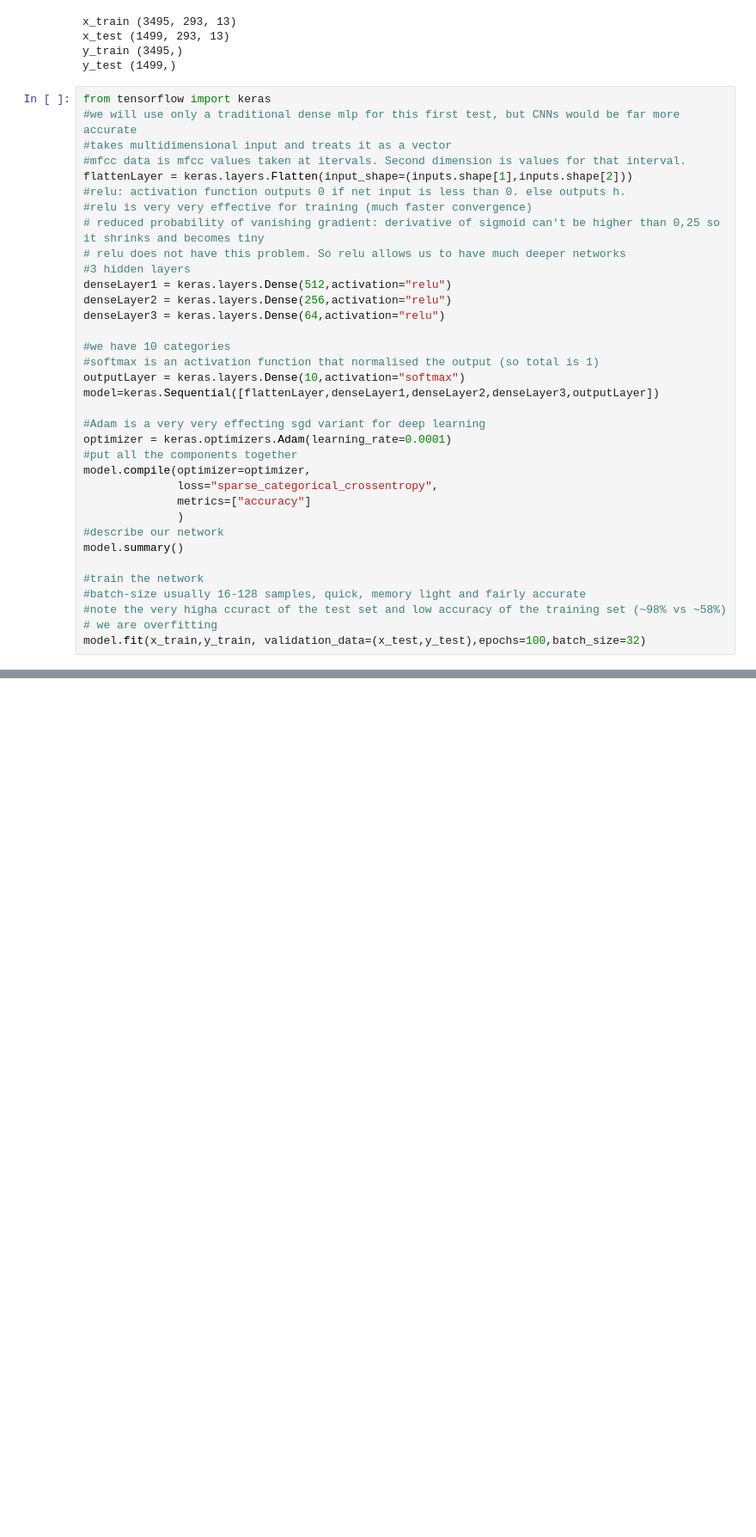
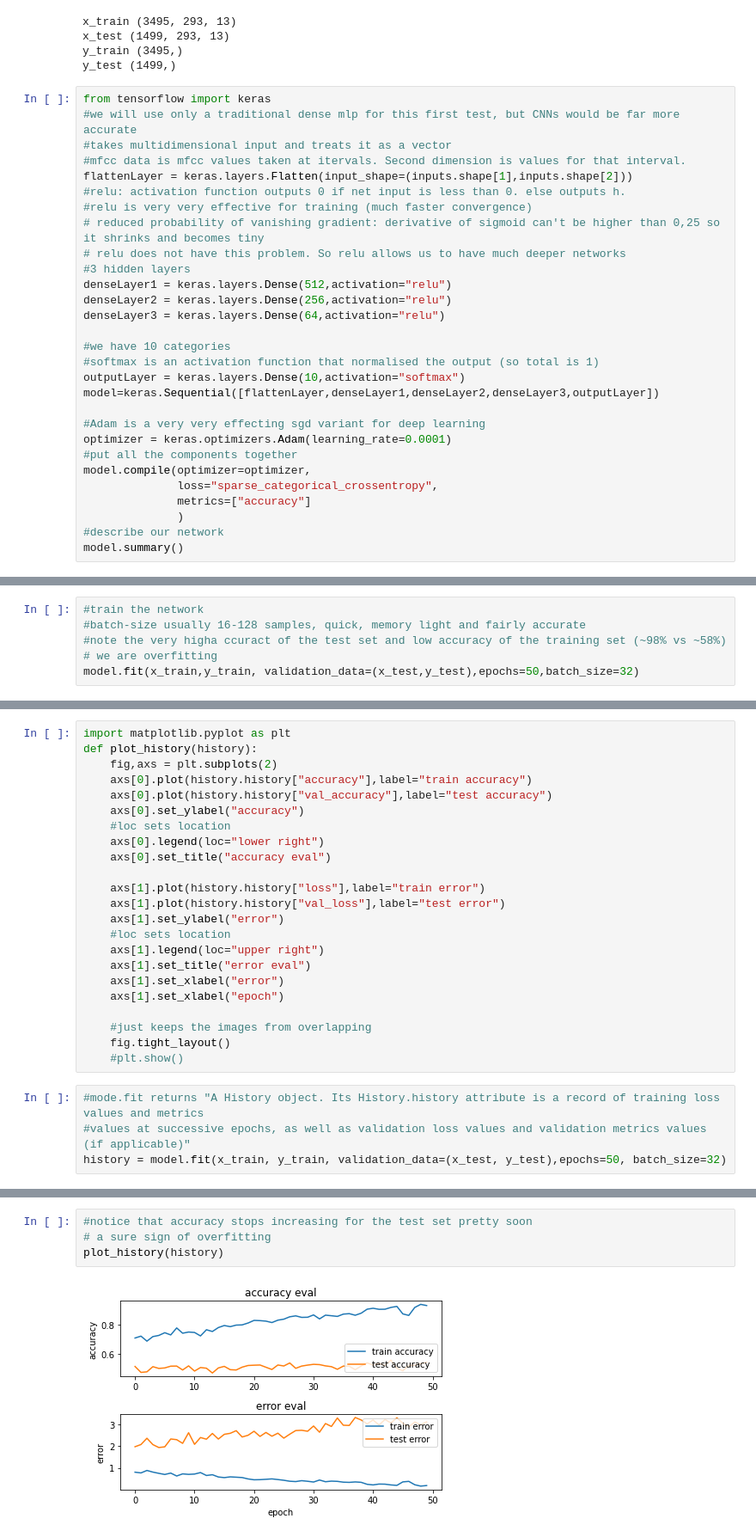
Before and after one commit to AxelInd/Machine-Learning-Testbed, a Jupyter notebook: Machine Learning on Data/Music Genre Classification/GenreClassification.ipynb, the cells around one changed output, grey strips where cells are left out. Shown at 86% size. Saved outputs shown, nothing was run; the diff lists cells and outputs as text; blank space fills up the shorter version.

```diff
--- a/Machine Learning on Data/Music Genre Classification/GenreClassification.ipynb
+++ b/Machine Learning on Data/Music Genre Classification/GenreClassification.ipynb
@@ -179,10 +165,4 @@ model.compile(optimizer=optimizer,
               )
 #describe our network
 model.summary()
-
-#train the network
-#batch-size usually 16-128 samples, quick, memory light and fairly accurate
-#note the very higha ccuract of the test set and low accuracy of the training set (~98% vs ~58%)
-# we are overfitting
-model.fit(x_train,y_train, validation_data=(x_test,y_test),epochs=100,batch_size=32)
 # %% [output]
@@ -211,0 +187,6 @@ Frequency of unique values of the said array:
+# %%
+#train the network
+#batch-size usually 16-128 samples, quick, memory light and fairly accurate
+#note the very higha ccuract of the test set and low accuracy of the training set (~98% vs ~58%)
+# we are overfitting
+model.fit(x_train,y_train, validation_data=(x_test,y_test),epochs=50,batch_size=32)
@@ -211,0 +217,27 @@ Frequency of unique values of the said array:
+# %%
+import matplotlib.pyplot as plt
+def plot_history(history):
+    fig,axs = plt.subplots(2)
+    axs[0].plot(history.history["accuracy"],label="train accuracy")
+    axs[0].plot(history.history["val_accuracy"],label="test accuracy")
+    axs[0].set_ylabel("accuracy")
+    #loc sets location
+    axs[0].legend(loc="lower right")
+    axs[0].set_title("accuracy eval")
+
+    axs[1].plot(history.history["loss"],label="train error")
+    axs[1].plot(history.history["val_loss"],label="test error")
+    axs[1].set_ylabel("error")
+    #loc sets location
+    axs[1].legend(loc="upper right")
+    axs[1].set_title("error eval")
+    axs[1].set_xlabel("error")
+    axs[1].set_xlabel("epoch")
+
+    #just keeps the images from overlapping
+    fig.tight_layout()
+    #plt.show()
+# %%
+#mode.fit returns "A History object. Its History.history attribute is a record of training loss values and metrics
+#values at successive epochs, as well as validation loss values and validation metrics values (if applicable)"
+history = model.fit(x_train, y_train, validation_data=(x_test, y_test),epochs=50, batch_size=32)
@@ -211,0 +262,6 @@ Frequency of unique values of the said array:
+# %%
+#notice that accuracy stops increasing for the test set pretty soon
+# a sure sign of overfitting
+plot_history(history)
+# %% [output]
+[figure, added]
```
Also changed, not shown: parts of 14 cells of this notebook.
